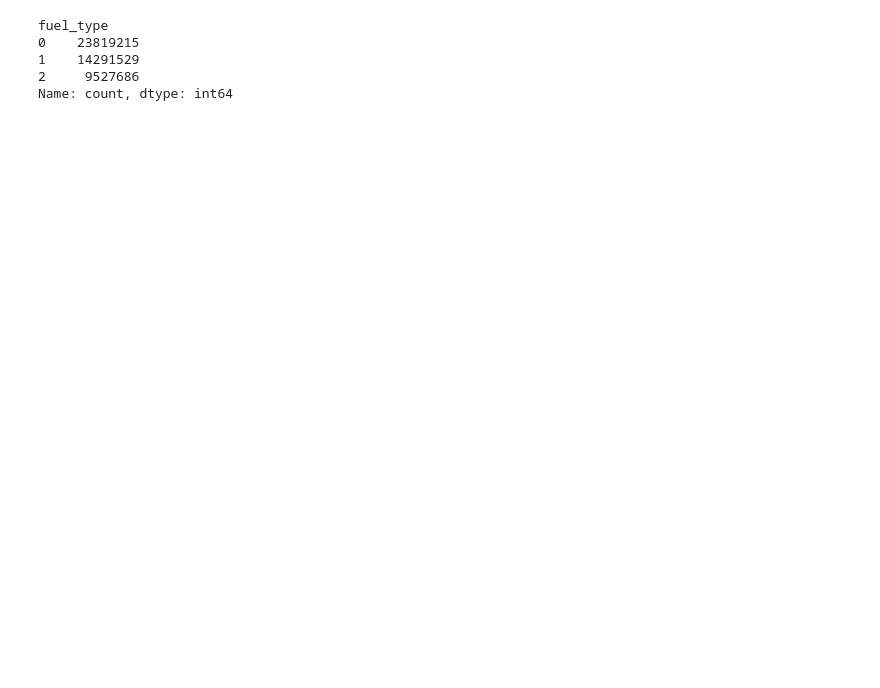
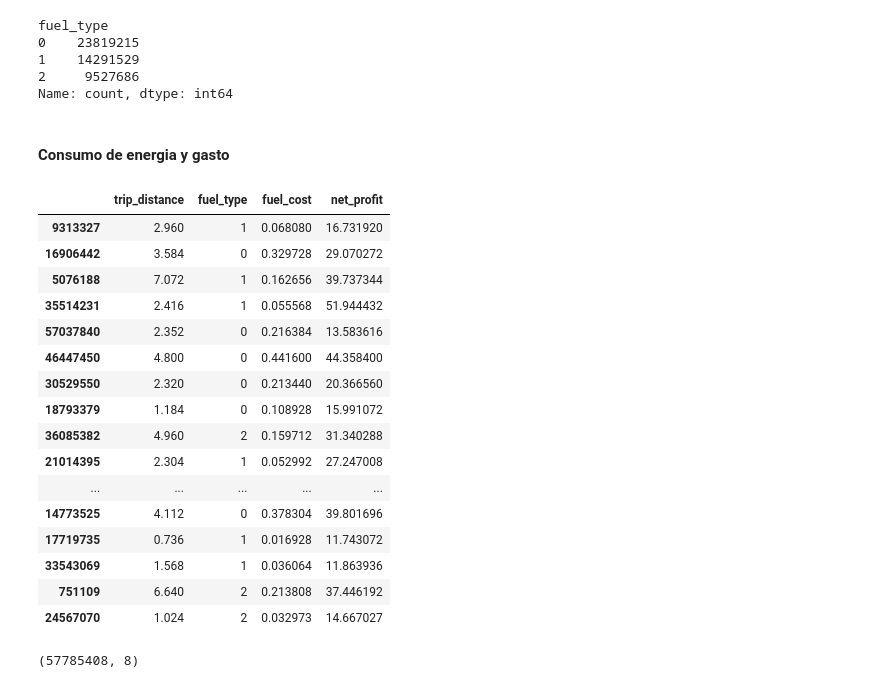
Before and after one commit to Pableren/Cab_Data_Cruise, a Jupyter notebook: Etl.ipynb, the cells around one changed output. Saved outputs shown, nothing was run; the diff lists cells and outputs as text; code cells hidden in the pictures; blank space fills up the shorter version.

Commit message:
fuel consumption

```diff
--- a/Etl.ipynb
+++ b/Etl.ipynb
@@ -470,3 +479,15 @@ fuel_type
 1    14291529
 2     9527686
 Name: count, dtype: int64
+# %% [markdown]
+#### Consumo de energia y gasto
+# %%
+taxis['energy_consumption'] = np.where(
+    taxis['fuel_type'] == 0,  # Condición para fuel_type == 0
+    taxis['trip_distance'] * 0.1,  # Cálculo cuando fuel_type es 0
+    np.where(
+        taxis['fuel_type'] == 1,  # Condición para fuel_type == 1
+        taxis['trip_distance'] * 0.025,  # Cálculo cuando fuel_type es 1
+        taxis['trip_distance'] * 0.035  # Cálculo para otros casos, como fuel_type == 2
+    )
+)
@@ -472,0 +497,20 @@ Name: count, dtype: int64
+# %%
+taxis[["trip_distance","fuel_type","fuel_cost","net_profit"]].sample(20)
+# %% [output]
+|  | trip_distance | fuel_type | fuel_cost | net_profit |
+| 9313327 | 2.960 | 1 | 0.068080 | 16.731920 |
+| 16906442 | 3.584 | 0 | 0.329728 | 29.070272 |
+| 5076188 | 7.072 | 1 | 0.162656 | 39.737344 |
+| 35514231 | 2.416 | 1 | 0.055568 | 51.944432 |
+| 57037840 | 2.352 | 0 | 0.216384 | 13.583616 |
+| 46447450 | 4.800 | 0 | 0.441600 | 44.358400 |
+| 30529550 | 2.320 | 0 | 0.213440 | 20.366560 |
+| 18793379 | 1.184 | 0 | 0.108928 | 15.991072 |
+| 36085382 | 4.960 | 2 | 0.159712 | 31.340288 |
+| 21014395 | 2.304 | 1 | 0.052992 | 27.247008 |
+| ... | ... | ... | ... | ... |
+| 14773525 | 4.112 | 0 | 0.378304 | 39.801696 |
+| 17719735 | 0.736 | 1 | 0.016928 | 11.743072 |
+| 33543069 | 1.568 | 1 | 0.036064 | 11.863936 |
+| 751109 | 6.640 | 2 | 0.213808 | 37.446192 |
+| 24567070 | 1.024 | 2 | 0.032973 | 14.667027 |
@@ -472,0 +519,4 @@ Name: count, dtype: int64
+# %%
+taxis.shape
+# %% [output]
+(57785408, 8)
```
Also changed, not shown: parts of 12 cells of this notebook.
